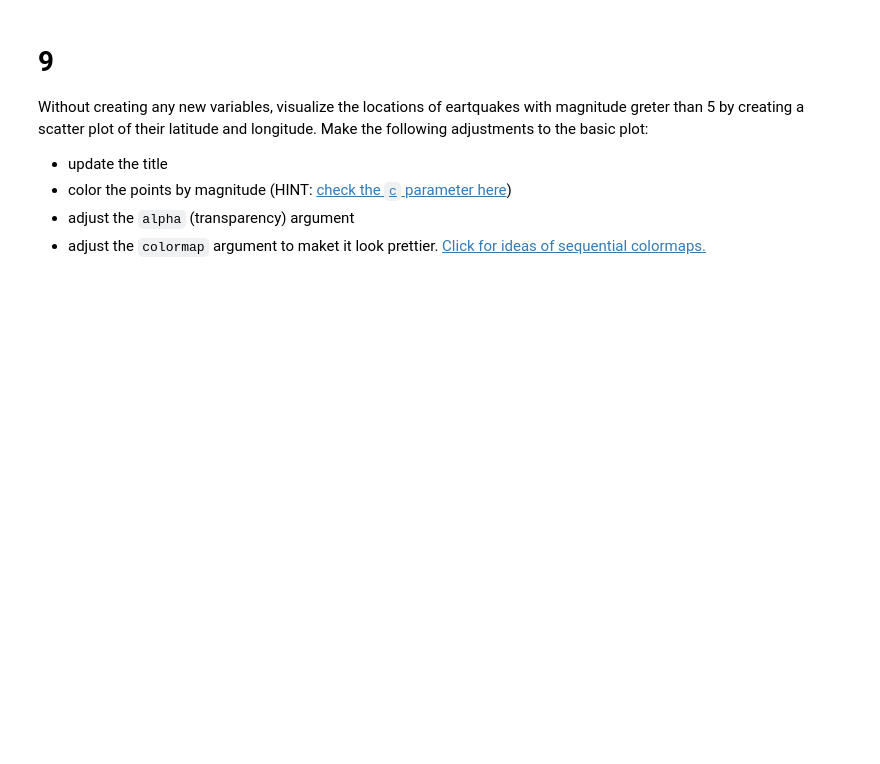
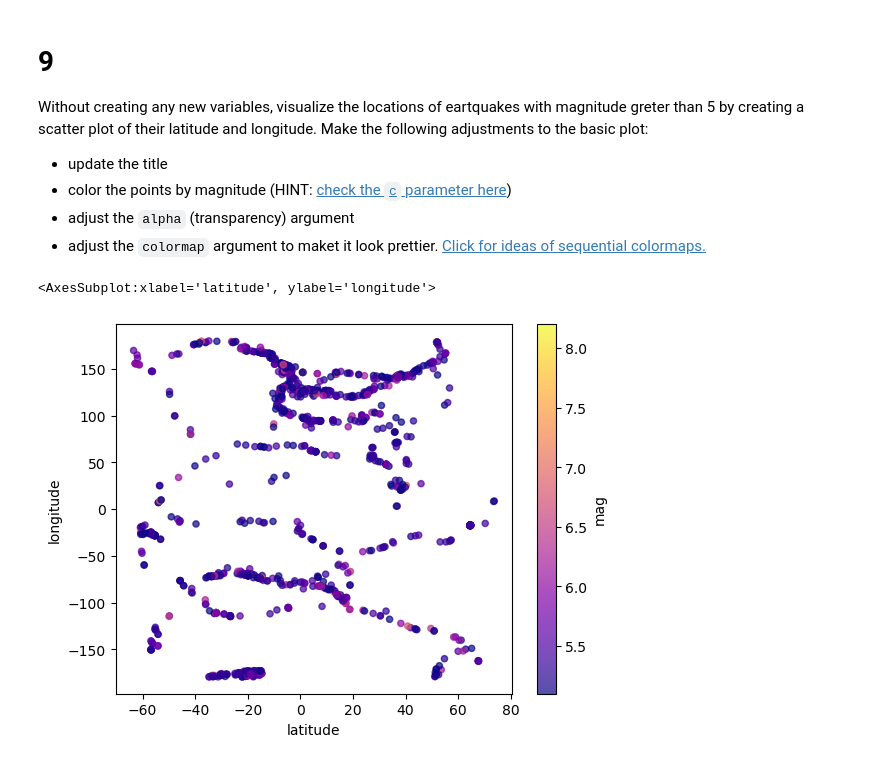
Before and after one commit to egp4aq/eds220-hwk1, a Jupyter notebook: hwk1-task3-earthquakes.ipynb, the cells around one changed output. Drawn from its saved outputs; the diff is of its cells as text; code cells hidden in the pictures; blank space fills up the shorter version.

Commit message:
updated final graph

```diff
--- a/hwk1-task3-earthquakes.ipynb
+++ b/hwk1-task3-earthquakes.ipynb
@@ -252,5 +270,15 @@ Without creating any new variables, visualize the locations of eartquakes with m
 - color the points by magnitude (HINT: [check the `c` parameter here](https://pandas.pydata.org/pandas-docs/stable/reference/api/pandas.DataFrame.plot.scatter.html))
 - adjust the `alpha` (transparency) argument
 - adjust the `colormap` argument to maket it look prettier. [Click for ideas of sequential colormaps.](https://matplotlib.org/stable/users/explain/colors/colormaps.html)
+# %%
+eqk[eqk['mag'] > 5].plot(kind = "scatter",
+                        x = "latitude",
+                        y = "longitude",
+                        c = "mag",
+                        alpha = 0.7,
+                        colormap = "plasma")
+# %% [output]
+<AxesSubplot:xlabel='latitude', ylabel='longitude'>
+[figure, added]
 # %% [markdown]
 <!-- END QUESTION -->
```
Also changed, not shown: parts of 3 cells of this notebook.
